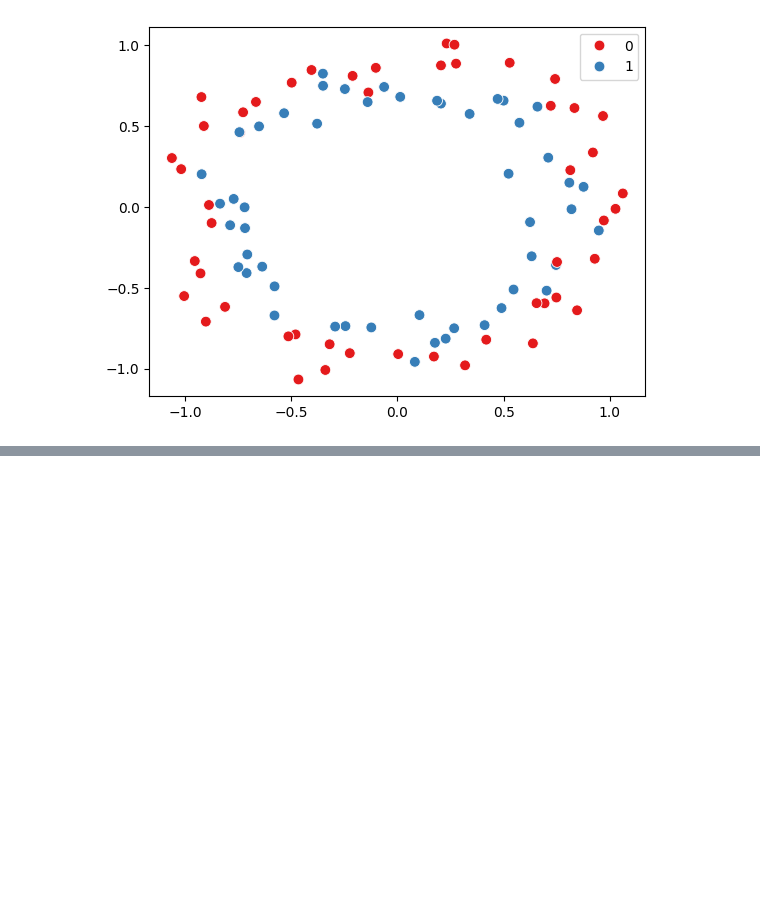
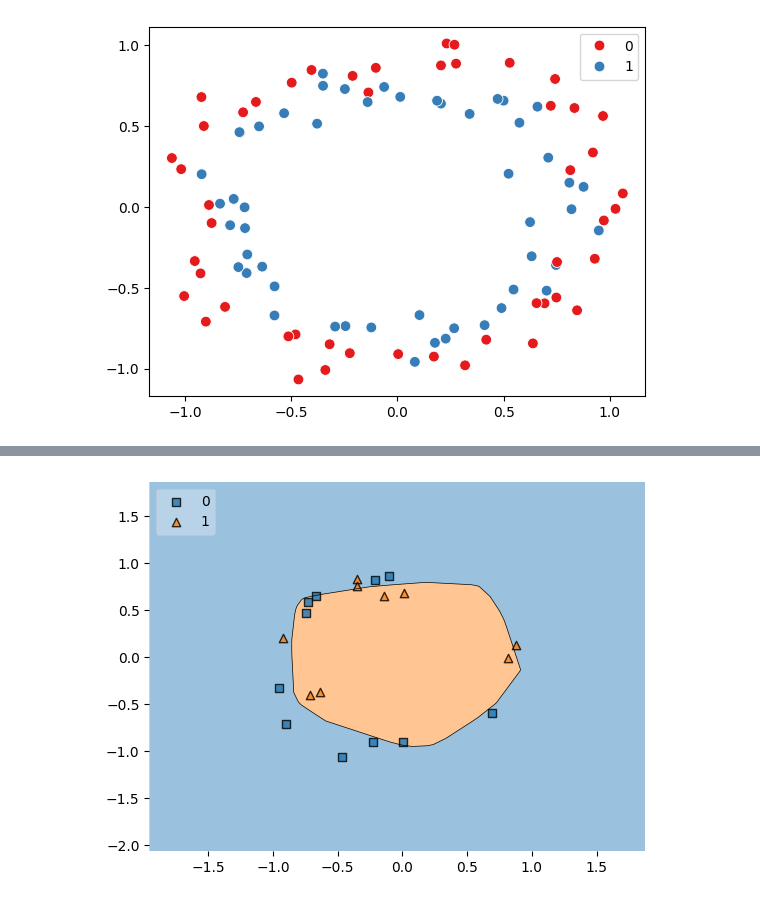
Before and after one commit to SwaroopDangal/DL-learn, a Jupyter notebook: 7.EarlyStopping/early-stopping.ipynb, the cells around one changed output, grey strips where cells are left out. Drawn from its saved outputs; the diff is of its cells as text; code cells hidden in the pictures; blank space fills up the shorter version.

```diff
--- a/7.EarlyStopping/early-stopping.ipynb
+++ b/7.EarlyStopping/early-stopping.ipynb
@@ -40,0 +48,4 @@ history = model.fit(X_train, y_train, validation_data=(X_test, y_test), epochs=1
+# %%
+plot_decision_regions(X_test, y_test.ravel(), clf = model, legend=2)
+plt.show()
+# %% [output]
@@ -40,0 +53 @@ history = model.fit(X_train, y_train, validation_data=(X_test, y_test), epochs=1
+[figure, added]
```
Also changed, not shown: parts of 2 cells of this notebook.
